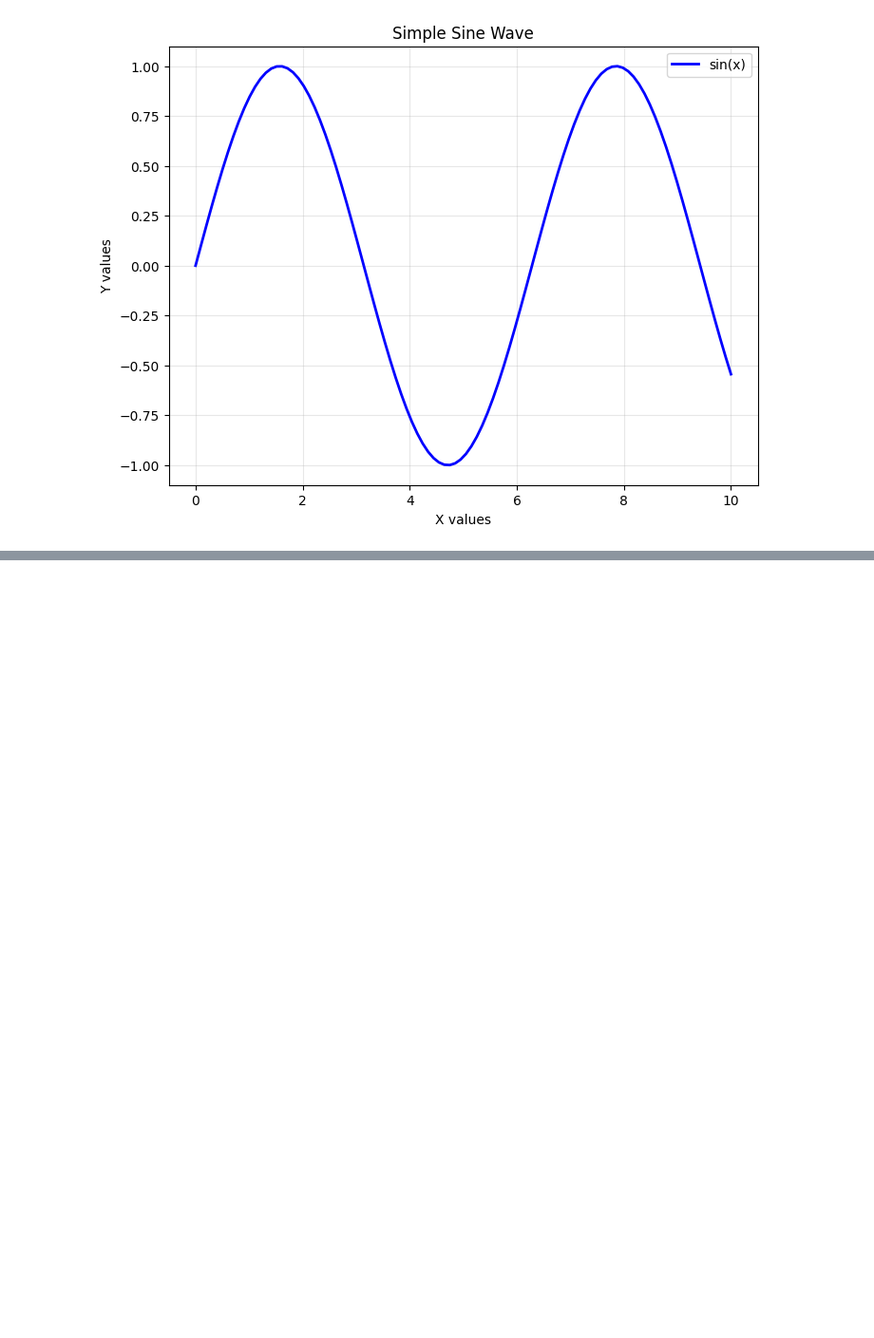
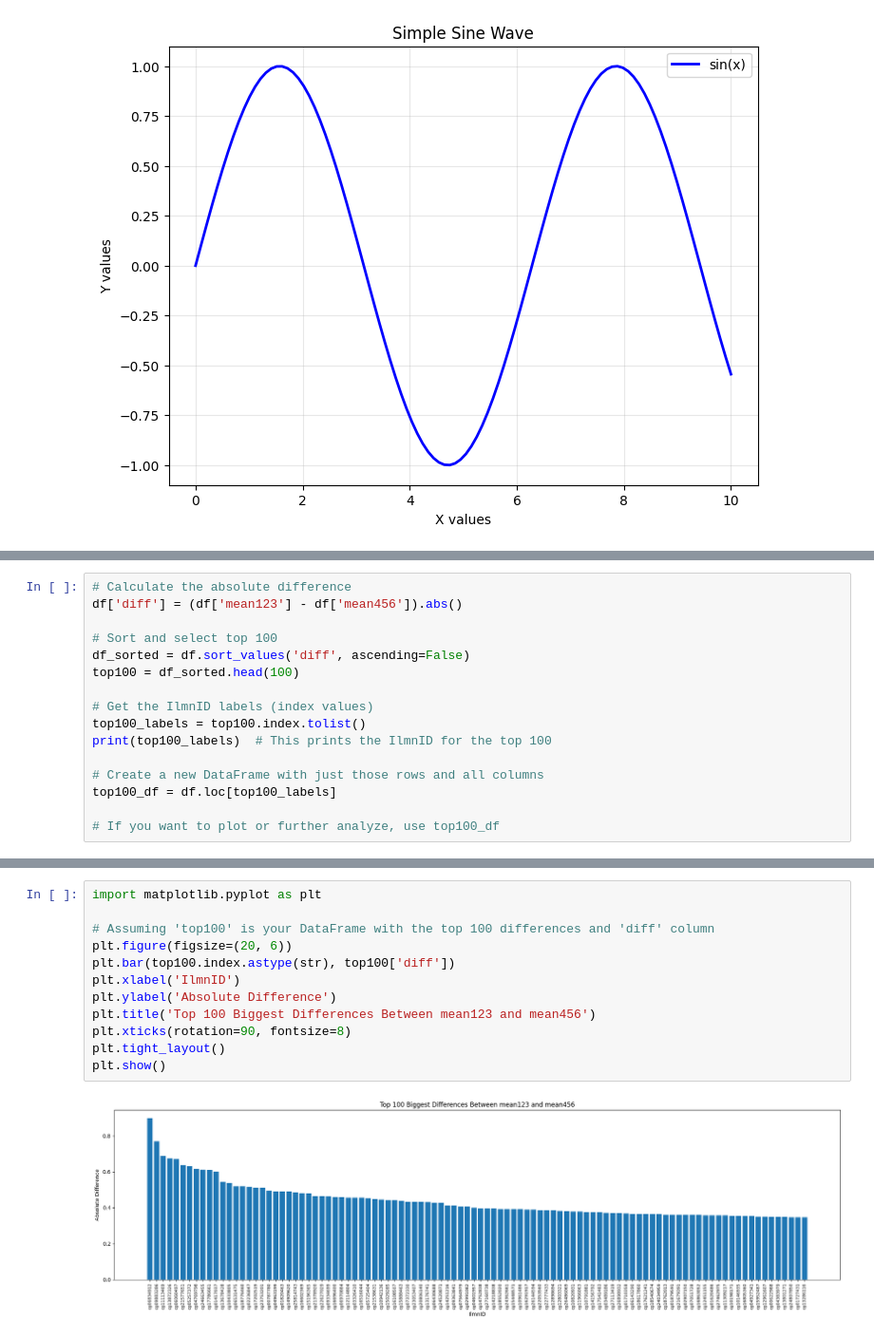
Before and after one commit to FrederickMappin/MethylationArray, a Jupyter notebook: sperm.ipynb, the cells around one changed output, grey strips where cells are left out. Shown: that part at 95% size. Saved outputs shown, nothing was run; the diff lists cells and outputs as text; blank space fills up the shorter version.

```diff
--- a/sperm.ipynb
+++ b/sperm.ipynb
@@ -94,0 +163,16 @@ WARNING:methylcheck.samples.postprocessQC:Your data contains 72488 missing probe
+# %%
+# Calculate the absolute difference
+df['diff'] = (df['mean123'] - df['mean456']).abs()
+
+# Sort and select top 100
+df_sorted = df.sort_values('diff', ascending=False)
+top100 = df_sorted.head(100)
+
+# Get the IlmnID labels (index values)
+top100_labels = top100.index.tolist()
+print(top100_labels)  # This prints the IlmnID for the top 100
+
+# Create a new DataFrame with just those rows and all columns
+top100_df = df.loc[top100_labels]
+
+# If you want to plot or further analyze, use top100_df
@@ -94,0 +318,14 @@ WARNING:methylcheck.samples.postprocessQC:Your data contains 72488 missing probe
+# %%
+import matplotlib.pyplot as plt
+
+# Assuming 'top100' is your DataFrame with the top 100 differences and 'diff' column
+plt.figure(figsize=(20, 6))
+plt.bar(top100.index.astype(str), top100['diff'])
+plt.xlabel('IlmnID')
+plt.ylabel('Absolute Difference')
+plt.title('Top 100 Biggest Differences Between mean123 and mean456')
+plt.xticks(rotation=90, fontsize=8)
+plt.tight_layout()
+plt.show()
+# %% [output]
+[figure, added]
```
Also changed, not shown: parts of 20 cells of this notebook.
